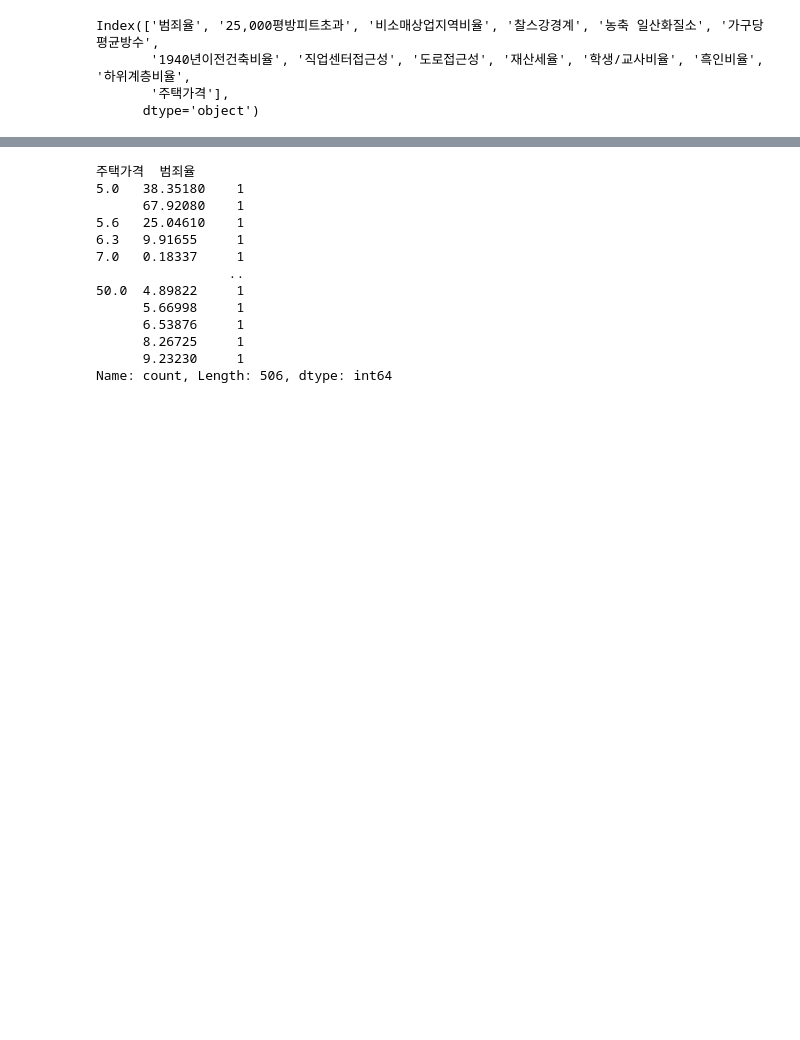
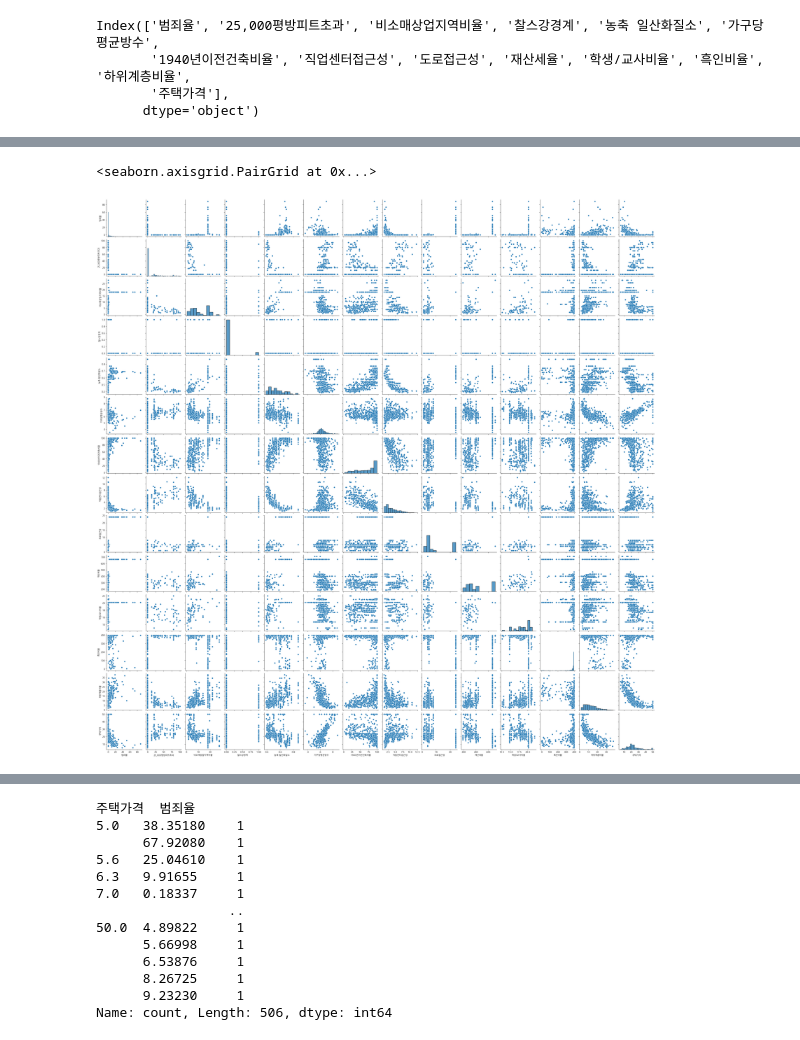
Before and after one commit to Minseos/-, a Jupyter notebook: 06_machine_learning/14_회귀분석_보스턴집값예측_라쏘_릿지_엘라스틱넷_내가.ipynb, the cells around one changed output, grey strips where cells are left out. Cells and saved outputs as stored; diff of their text form; code cells hidden in the pictures; blank space fills up the shorter version.

```diff
--- a/06_machine_learning/14_회귀분석_보스턴집값예측_라쏘_릿지_엘라스틱넷_내가.ipynb
+++ b/06_machine_learning/14_회귀분석_보스턴집값예측_라쏘_릿지_엘라스틱넷_내가.ipynb
@@ -94,0 +236,5 @@ data_cleaned = data[(data['25,000평방피트초과'] >= lower_data2) & (data['2
+# %%
+sns.pairplot(data)
+# %% [output]
+<seaborn.axisgrid.PairGrid at 0x...>
+[figure, added]
```
Also changed, not shown: parts of 62 cells of this notebook, 1 other file.
